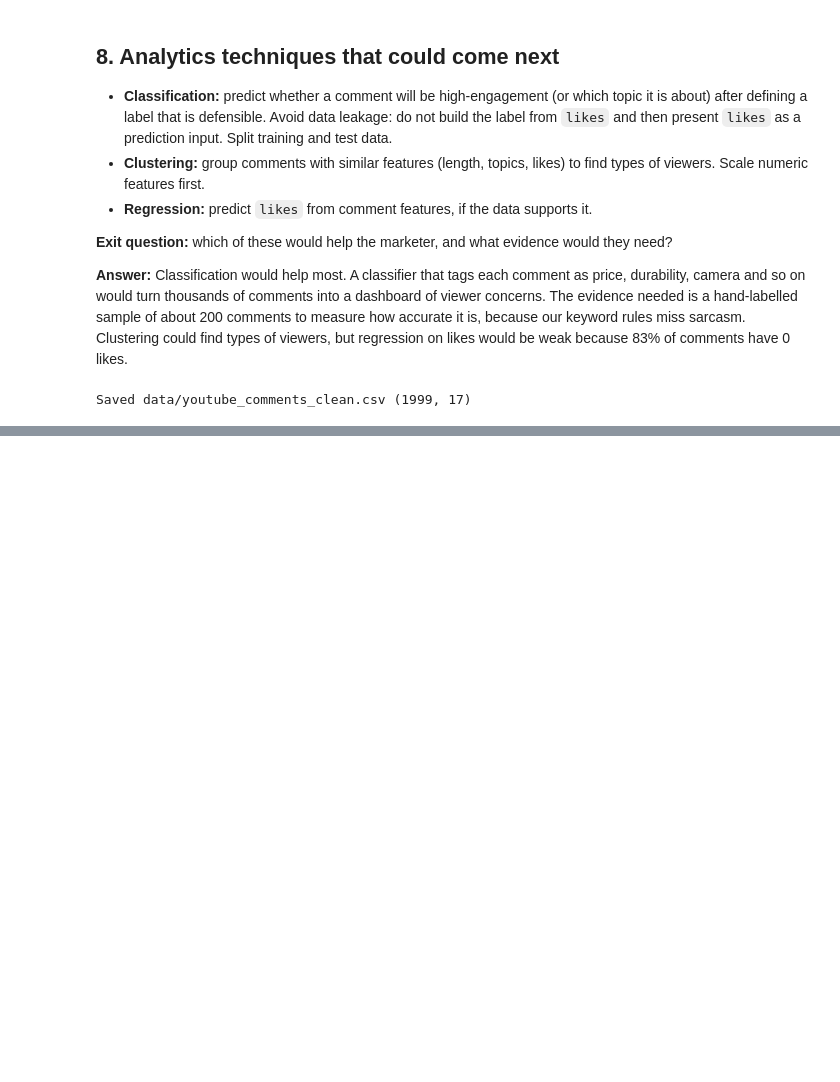
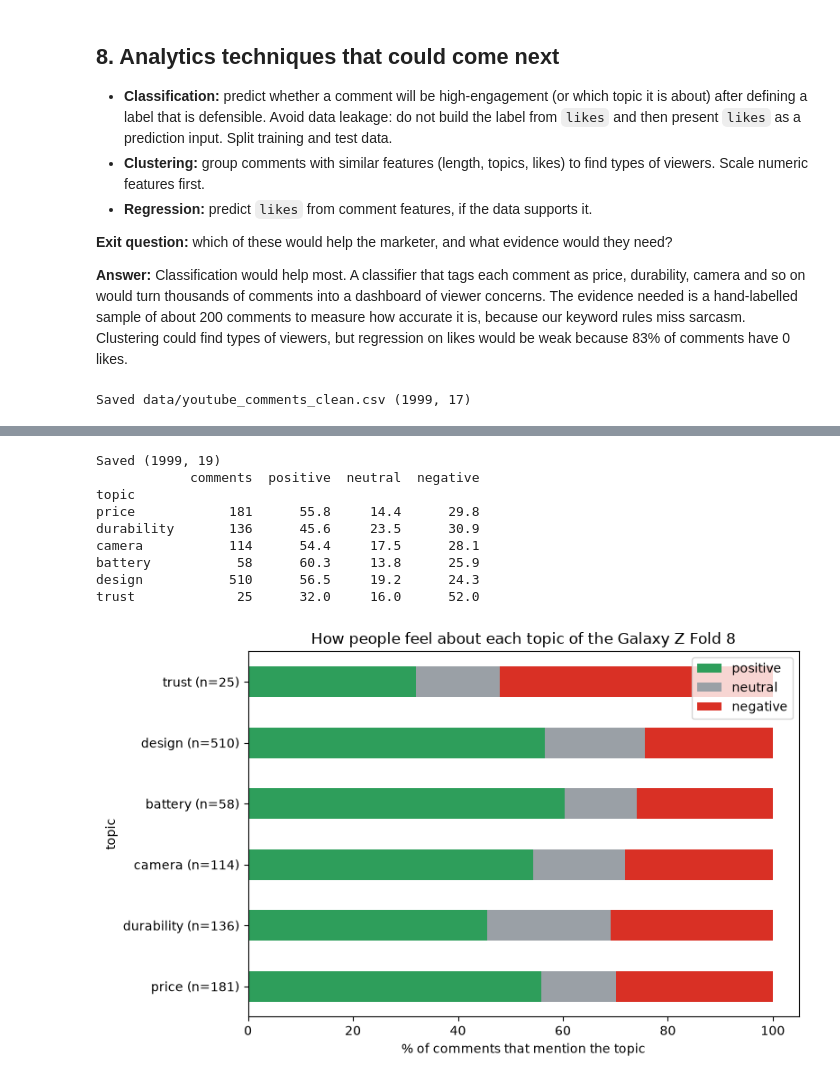
Before and after one commit to KaziMuiz/bda-project-1-youtube-comments-scrapping, a Jupyter notebook: analysis.ipynb, the cells around one changed output, grey strips where cells are left out. Cells and saved outputs as stored; diff of their text form; code cells hidden in the pictures; blank space fills up the shorter version.

```diff
--- a/analysis.ipynb
+++ b/analysis.ipynb
@@ -405,0 +466,42 @@ Saved data/youtube_comments_clean.csv (1999, 17)
+# %%
+import matplotlib.pyplot as plt
+
+# 1. save the sentiment columns into the clean CSV
+df.to_csv("data/youtube_comments_clean.csv", index=False)
+print("Saved", df.shape)
+
+# 2. sentiment split for each topic
+topics = ["mentions_price", "mentions_durability", "mentions_camera",
+          "mentions_battery", "mentions_design", "mentions_trust"]
+
+rows = []
+for t in topics:
+    sub = df[df[t].astype(bool)]
+    share = (sub["sentiment"].value_counts(normalize=True)
+             .reindex(["positive", "neutral", "negative"]).fillna(0) * 100)
+    rows.append({"topic": t.replace("mentions_", ""), "comments": len(sub),
+                 **share.round(1).to_dict()})
+
+topic_sent = pd.DataFrame(rows).set_index("topic")
+print(topic_sent)
+
+# 3. stacked bar chart
+ax = topic_sent[["positive", "neutral", "negative"]].plot(
+    kind="barh", stacked=True, color=["#2e9e5b", "#9aa0a6", "#d93025"], figsize=(8, 5))
+ax.set_yticklabels([f"{t} (n={n})" for t, n in zip(topic_sent.index, topic_sent["comments"])])
+ax.set_xlabel("% of comments that mention the topic")
+ax.set_title("How people feel about each topic of the Galaxy Z Fold 8")
+plt.tight_layout()
+plt.savefig("figures/chart7_topic_sentiment.png", dpi=150)
+plt.show()
+# %% [output]
+Saved (1999, 19)
+            comments  positive  neutral  negative
+topic
+price            181      55.8     14.4      29.8
+durability       136      45.6     23.5      30.9
+camera           114      54.4     17.5      28.1
+battery           58      60.3     13.8      25.9
+design           510      56.5     19.2      24.3
+trust             25      32.0     16.0      52.0
+[figure, added]
```
Also changed, not shown: parts of 3 cells of this notebook, 1 other file.
